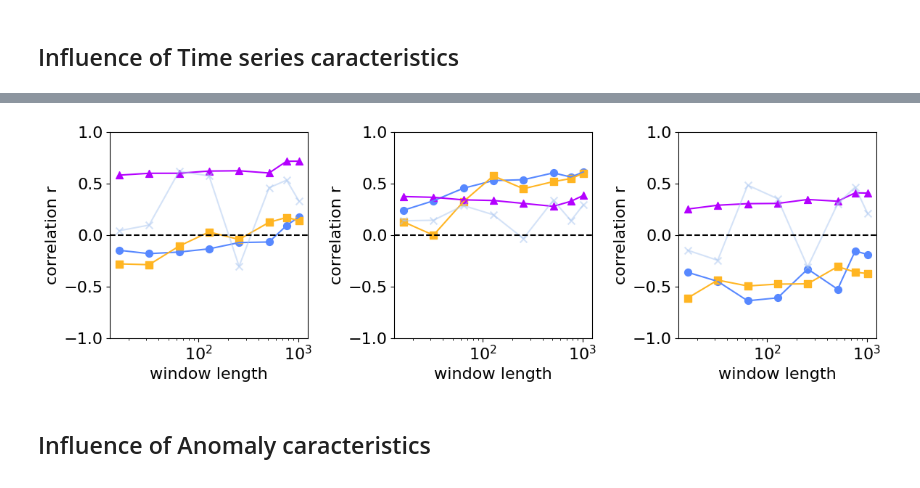
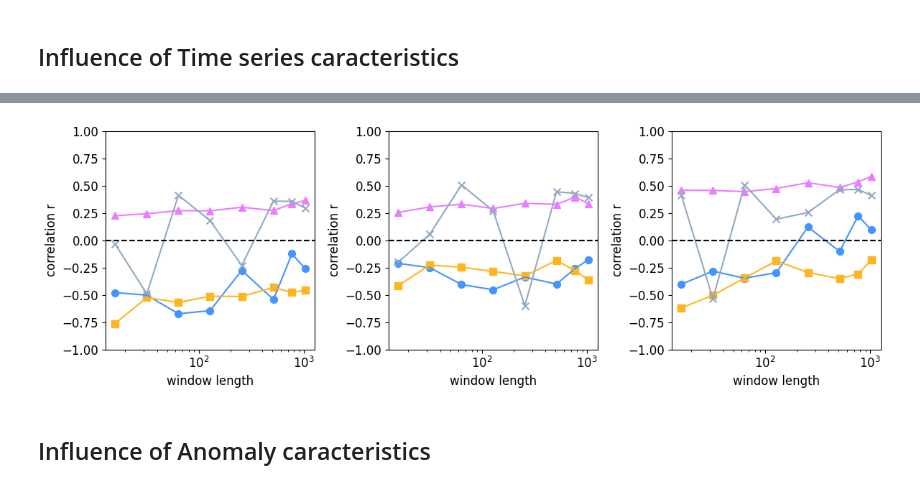
Before and after one commit to boniolp/MSAD, a Jupyter notebook: experiments/accuracy_analysis/Accuracy_Evaluation.ipynb, the cells around one changed output, grey strips where cells are left out. Cells and saved outputs as stored; diff of their text form; code cells hidden in the pictures.

```diff
--- a/experiments/accuracy_analysis/Accuracy_Evaluation.ipynb
+++ b/experiments/accuracy_analysis/Accuracy_Evaluation.ipynb
@@ -30,7 +31,7 @@ methods_colors = {
 
 Please select a measure for the analysis. You can choose between VUS_PR and AUC_PR. This file contains the accuracy scores for 496 time series (time series in the test set that where not used for training the model selection methods).
 # %%
-measure_name = 'VUS_PR'
+measure_name = 'AUC_PR'
 df = pd.read_csv('../../results/accuracy/all_accuracy_{}.csv'.format(measure_name))
 df = df.drop(labels='Unnamed: 0',axis=1)
 
@@ -310,53 +341,67 @@ the prediction and the detector chosen by the model selection approaches. In thi
 models (using either AUC-PR or VUS-PR) based on the analysis
 conducted in Section 5.2.
 # %%
-
-
 plt.rcParams.update({'font.size': 16})
-my_palette = {'label':'white',
+my_palette = {'label':'#00154A',
               'resnet_1024_class': "#66A8FF",  # methods_colors["conv"]
               'convnet_128_class': methods_colors["conv_2"],
               'sit_stem_512_class': methods_colors["sit"],
               'rocket_128_class': methods_colors["rocket"],
               'knn_1024_class': methods_colors["feature_based"]}
 
-plt.figure(figsize=(13,5))
+
+plt.figure(figsize=(13, 5))
+plt.grid(color='k', linestyle='--', linewidth=1, alpha=0.2)
 plt.title('Model chosed for sequence anomaly')
 columns = ['label','resnet_1024_class','convnet_128_class','sit_stem_512_class','rocket_128_class','knn_1024_class']
 df1 = df[columns].melt(var_name='Model Selection', value_name='Prediction')
 sns.countplot(x='Prediction', hue='Model Selection', data=df1, order=old_methods, palette=my_palette, saturation=1)
 plt.xticks(rotation=25)
+plt.rc('axes', axisbelow=True)
+L = plt.legend()
+legend_text = L.get_texts() # [0].set_text('make it short')
+new_legend_text = [final_names['label'], final_names['resnet_1024'], final_names['convnet_128'], final_names['sit_stem_512'], final_names['rocket_128'], final_names['knn_1024']]
+for txt, new_text in zip(legend_text, new_legend_text):
+    txt.set_text(new_text)
 plt.tight_layout()
-# print(plt.legend().get_texts())
 
-plt.figure(figsize=(13,8))
+plt.figure(figsize=(13, 8))
 plt.subplot(2,2,1)
+plt.grid(color='k', linestyle='--', linewidth=1, alpha=0.2)
 plt.title('TS with sequence anomaly')
 df1 = df.loc[df['type_an']=='sequence'][columns].melt(var_name='Model Selection', value_name='Prediction')
 sns.countplot(x='Prediction', hue='Model Selection', data=df1, order=old_methods, palette=my_palette, saturation=1)
-plt.legend([])
+plt.legend([], frameon=False)
 plt.xticks(rotation=50)
+plt.rc('axes', axisbelow=True)
 
 plt.subplot(2,2,2)
+plt.grid(color='k', linestyle='--', linewidth=1, alpha=0.2)
 plt.title('TS with anomaly')
 df1 = df.loc[df['type_an']=='point'][columns].melt(var_name='Model Selection', value_name='Prediction')
 sns.countplot(x='Prediction', hue='Model Selection', data=df1, order=old_methods, palette=my_palette, saturation=1)
-plt.legend([])
+plt.legend([], frameon=False)
 plt.xticks(rotation=50)
+plt.rc('axes', axisbelow=True)
 
 plt.subplot(2,2,3)
+plt.grid(color='k', linestyle='--', linewidth=1, alpha=0.2)
 plt.title('TS with unique anomaly')
 df1 = df.loc[df['nb_anomaly']== 1][columns].melt(var_name='Model Selection', value_name='Prediction')
 sns.countplot(x='Prediction', hue='Model Selection', data=df1, order=old_methods, palette=my_palette, saturation=1)
-plt.legend([])
+plt.legend([], frameon=False)
 plt.xticks(rotation=50)
+plt.rc('axes', axisbelow=True)
 
 plt.subplot(2,2,4)
+plt.grid(color='k', linestyle='--', linewidth=1, alpha=0.2)
 plt.title('TS with multiple anomaly')
 df1 = df.loc[df['nb_anomaly'] > 1][columns].melt(var_name='Model Selection', value_name='Prediction')
 sns.countplot(x='Prediction', hue='Model Selection', data=df1, order=old_methods, palette=my_palette, saturation=1)
-plt.legend([])
+plt.legend([], frameon=False)
 plt.xticks(rotation=50)
+plt.rc('axes', axisbelow=True)
 
 plt.tight_layout()
+plt.show()
 # %% [output]
@@ -469,20 +513,20 @@ datasets_length_corr_list = np.array(datasets_length_corr_list)
 # %%
 plt.figure(figsize=(12, 4))
 
 for count, datasets_corr_list in enumerate([datasets_point_corr_list, datasets_count_corr_list, datasets_length_corr_list]):
     plt.subplot(1, 3, 1 + count)
-    for i, color, mark_s, alpha_s in zip(range(4), [methods_colors["conv"], methods_colors["sit"], methods_colors["rocket"], methods_colors["feature_based"]],['o', 's', '^', 'x'], [1, 1, 1, 0.5]):
-        plt.plot(all_length, datasets_corr_list[:, i], color=color, alpha=alpha_s)
-        plt.scatter(all_length, datasets_corr_list[:,i], c=color, s=50, marker=mark_s, alpha=alpha_s)
+    for i, color, mark_s in zip(range(4), [methods_colors["conv"], methods_colors["sit"], methods_colors["rocket"], methods_colors["feature_based"]],['o', 's', '^', 'x']):
+        plt.plot(all_length, datasets_corr_list[:, i], color=color)
+        plt.scatter(all_length, datasets_corr_list[:,i], c=color, s=50, marker=mark_s)
     plt.ylabel('correlation r')
     plt.xlabel('window length')
     plt.xscale('log')
     plt.ylim(-1, 1)
     plt.axhline(0, linestyle='--', color='black')
 
 plt.tight_layout()
 # %% [output]
-[figure, old version]
+[figure, new version]
 # %% [markdown]
 ## Influence of Anomaly caracteristics
 # %%
```
Also changed, not shown: parts of 15 cells of this notebook, 2 other files.
